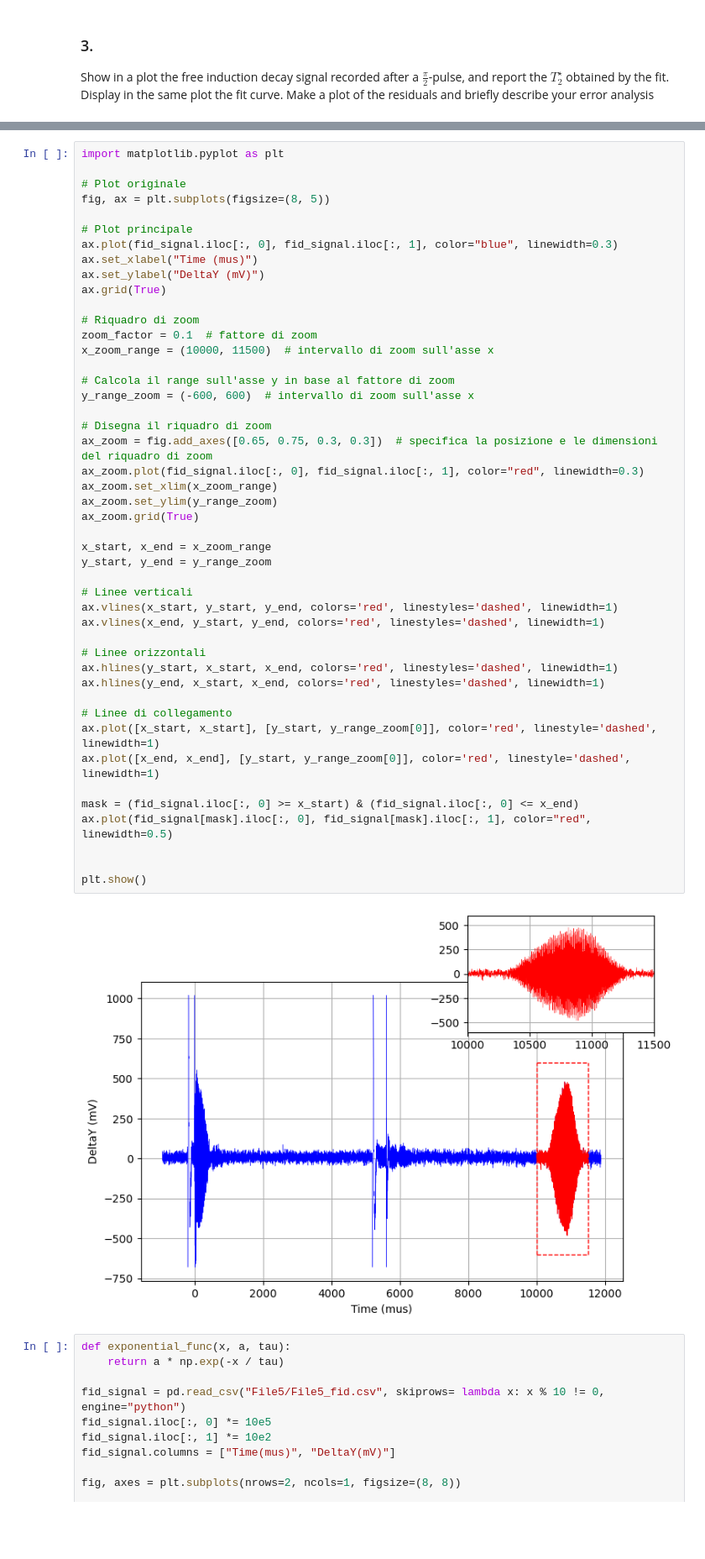
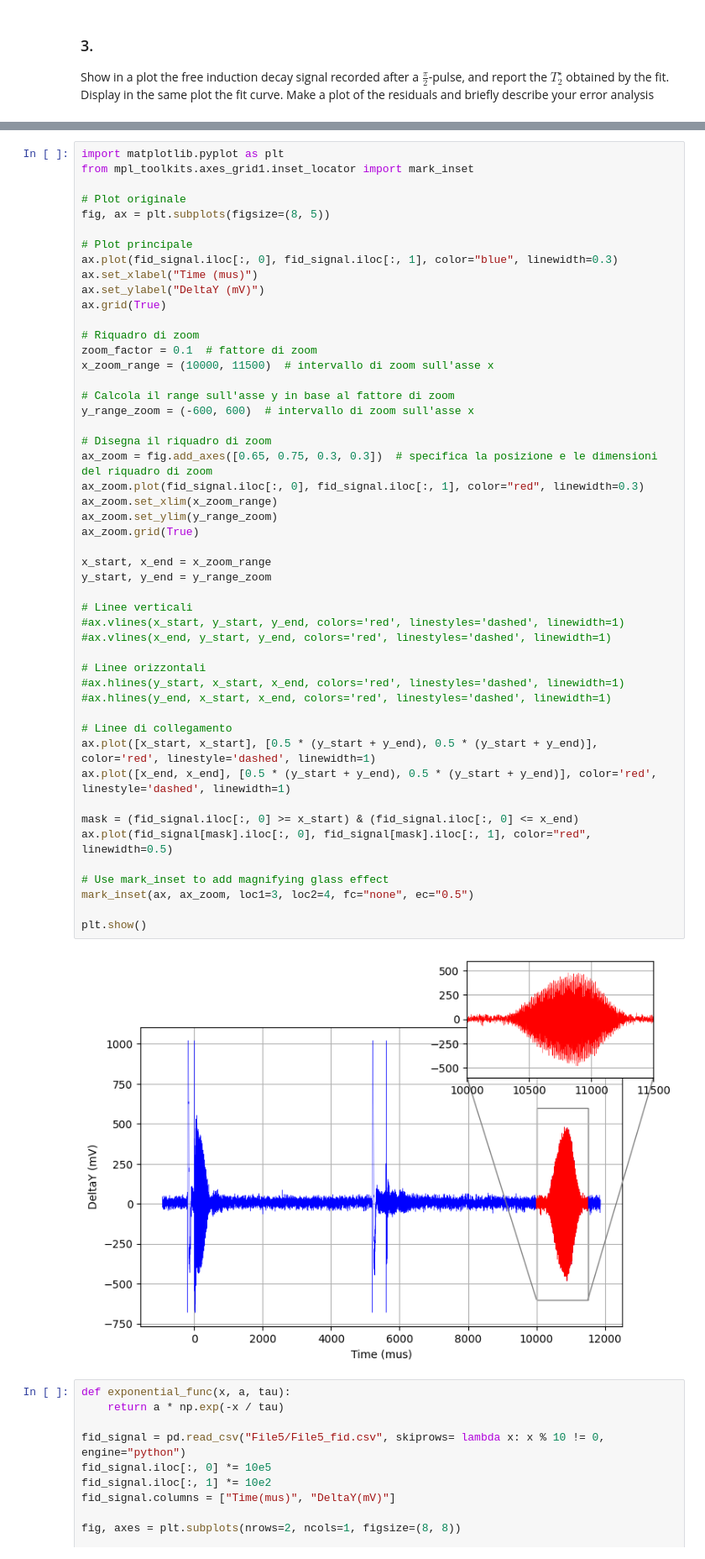
Before and after one commit to sdracia/Quantum-Hardware, a Jupyter notebook: project.ipynb, the cells around one changed output, grey strips where cells are left out. Shown at 84% size. Cells and saved outputs as stored; diff of their text form; blank space fills up the shorter version.

```diff
--- a/project.ipynb
+++ b/project.ipynb
@@ -92,5 +92,6 @@ plt.show()
 # %%
 import matplotlib.pyplot as plt
+from mpl_toolkits.axes_grid1.inset_locator import mark_inset
 
 # Plot originale
 fig, ax = plt.subplots(figsize=(8, 5))
@@ -103,40 +104,42 @@ ax.grid(True)
 
 # Riquadro di zoom
 zoom_factor = 0.1  # fattore di zoom
 x_zoom_range = (10000, 11500)  # intervallo di zoom sull'asse x
 
 # Calcola il range sull'asse y in base al fattore di zoom
 y_range_zoom = (-600, 600)  # intervallo di zoom sull'asse x
 
 # Disegna il riquadro di zoom
 ax_zoom = fig.add_axes([0.65, 0.75, 0.3, 0.3])  # specifica la posizione e le dimensioni del riquadro di zoom
 ax_zoom.plot(fid_signal.iloc[:, 0], fid_signal.iloc[:, 1], color="red", linewidth=0.3)
 ax_zoom.set_xlim(x_zoom_range)
 ax_zoom.set_ylim(y_range_zoom)
 ax_zoom.grid(True)
 
 x_start, x_end = x_zoom_range
 y_start, y_end = y_range_zoom
 
 # Linee verticali
-ax.vlines(x_start, y_start, y_end, colors='red', linestyles='dashed', linewidth=1)
-ax.vlines(x_end, y_start, y_end, colors='red', linestyles='dashed', linewidth=1)
+#ax.vlines(x_start, y_start, y_end, colors='red', linestyles='dashed', linewidth=1)
+#ax.vlines(x_end, y_start, y_end, colors='red', linestyles='dashed', linewidth=1)
 
 # Linee orizzontali
-ax.hlines(y_start, x_start, x_end, colors='red', linestyles='dashed', linewidth=1)
-ax.hlines(y_end, x_start, x_end, colors='red', linestyles='dashed', linewidth=1)
+#ax.hlines(y_start, x_start, x_end, colors='red', linestyles='dashed', linewidth=1)
+#ax.hlines(y_end, x_start, x_end, colors='red', linestyles='dashed', linewidth=1)
 
 # Linee di collegamento
-ax.plot([x_start, x_start], [y_start, y_range_zoom[0]], color='red', linestyle='dashed', linewidth=1)
-ax.plot([x_end, x_end], [y_start, y_range_zoom[0]], color='red', linestyle='dashed', linewidth=1)
+ax.plot([x_start, x_start], [0.5 * (y_start + y_end), 0.5 * (y_start + y_end)], color='red', linestyle='dashed', linewidth=1)
+ax.plot([x_end, x_end], [0.5 * (y_start + y_end), 0.5 * (y_start + y_end)], color='red', linestyle='dashed', linewidth=1)
 
 mask = (fid_signal.iloc[:, 0] >= x_start) & (fid_signal.iloc[:, 0] <= x_end)
 ax.plot(fid_signal[mask].iloc[:, 0], fid_signal[mask].iloc[:, 1], color="red", linewidth=0.5)
 
+# Use mark_inset to add magnifying glass effect
+mark_inset(ax, ax_zoom, loc1=3, loc2=4, fc="none", ec="0.5")
 
 plt.show()
 # %% [output]
-[figure, old version]
+[figure, new version]
 # %%
 def exponential_func(x, a, tau):
     return a * np.exp(-x / tau)
```
Also changed, not shown: parts of 1 cell of this notebook, 1 other file.
